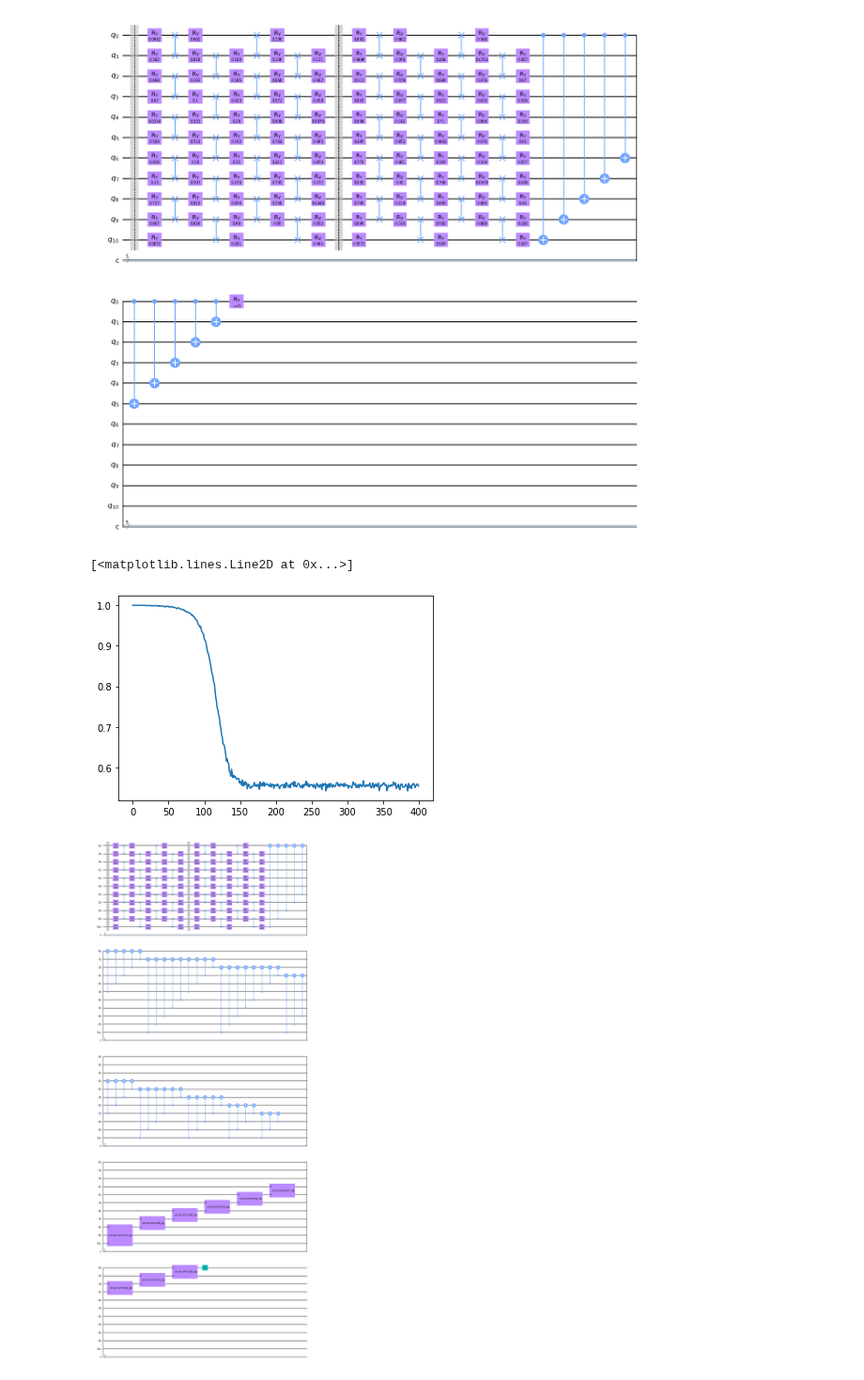
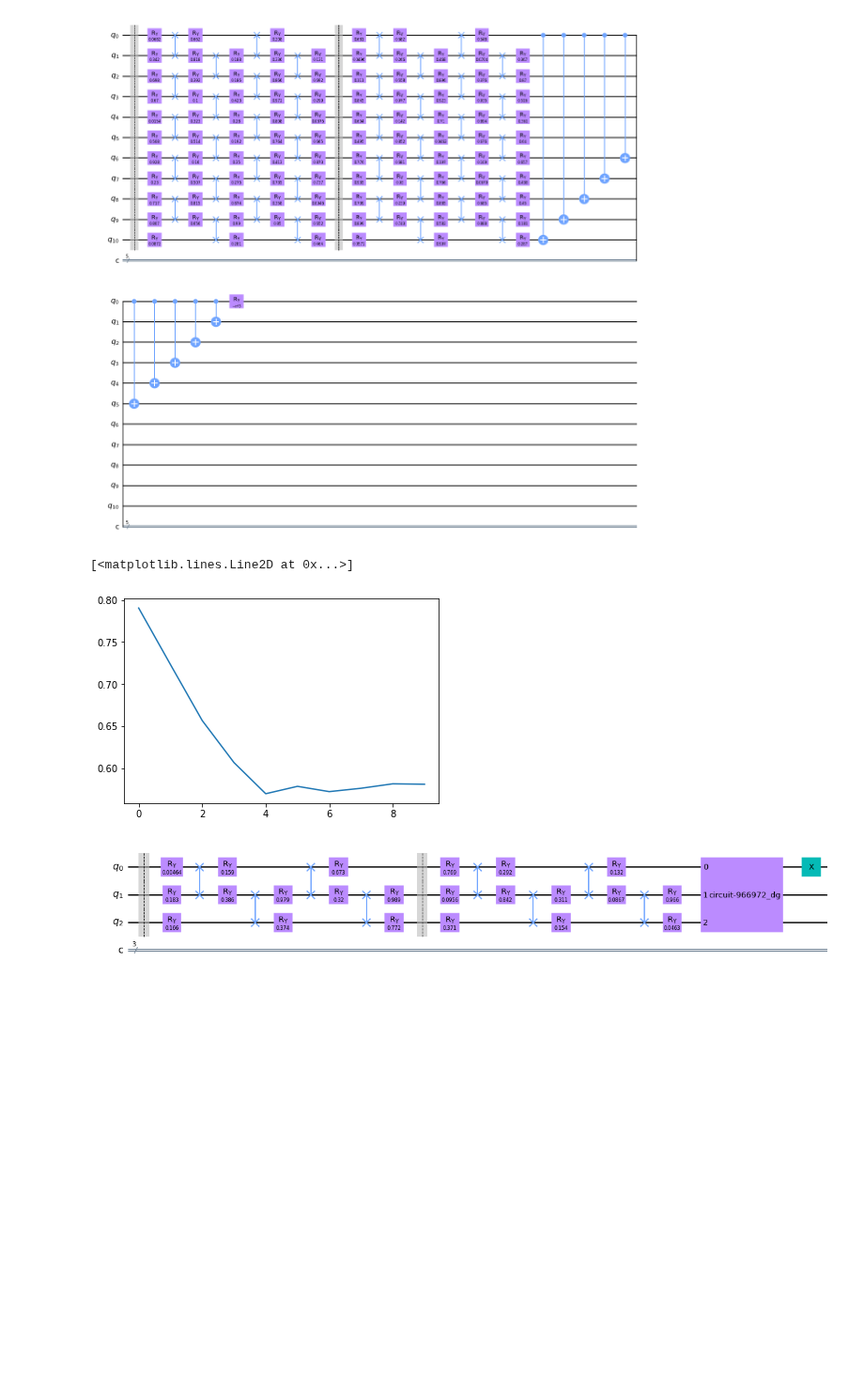
Before and after one commit to vutuanhai237/UC-VQA, a Jupyter notebook: codes/alternating_layered_ansatz/compare_init_state.ipynb, the cells around one changed output. Shown at 94% size. Drawn from its saved outputs; the diff is of its cells as text; code cells hidden in the pictures; blank space fills up the shorter version.

```diff
--- a/codes/alternating_layered_ansatz/compare_init_state.ipynb
+++ b/codes/alternating_layered_ansatz/compare_init_state.ipynb
@@ -74,43 +39,3 @@ qc = qtm.ansatz.create_GHZchecker_alternating_layered(qc, thetas, 2, theta)
 qc.draw('mpl')
 # %% [output]
 [figure]
-# %%
-thetas = thetas_origin.copy()
-qc = qiskit.QuantumCircuit(num_qubits, num_qubits)
-loss_values_w = []
-thetass_w = []
-for i in range(0, 400):
-    if i % 20 == 0:
-        print('W (' + str(num_layers) + ' layer): ', i)
-    G = qtm.fubini_study.calculate_alternative_layered_state(qc.copy(), thetas, num_layers)
-    grad_loss = qtm.base.grad_loss(
-        qc,
-        qtm.ansatz.create_Wchecker_alternating_layered,
-        thetas, num_layers = num_layers)
-    thetas = np.real(thetas - qtm.constant.learning_rate*(np.linalg.inv(G) @ grad_loss))
-    qc_copy = qtm.ansatz.create_Wchecker_alternating_layered(qc.copy(), thetas, num_layers)
-    loss = qtm.loss.loss_basis(qtm.base.measure(qc_copy, list(range(qc_copy.num_qubits))))
-    loss_values_w.append(loss)
-    thetass_w.append(thetas)
-
-traces_w, fidelities_w = [], []
-for thetas in thetass_w:
-    # Get |psi> = U_gen|000...>
-    qc = qiskit.QuantumCircuit(num_qubits, num_qubits)
-    qc = qtm.ansatz.create_alternating_layerd_state(qc, thetas, num_layers = num_layers)
-    psi = qiskit.quantum_info.Statevector.from_instruction(qc)
-    rho_psi = qiskit.quantum_info.DensityMatrix(psi)
-    # Get |psi~> = U_target|000...>
-    qc1 = qiskit.QuantumCircuit(num_qubits, num_qubits)
-    qc1 = qtm.ansatz.create_w_state(num_qubits)
-    psi_hat = qiskit.quantum_info.Statevector.from_instruction(qc1)
-    rho_psi_hat = qiskit.quantum_info.DensityMatrix(psi_hat)
-    # Calculate the metrics
-    trace, fidelity = qtm.base.get_metrics(psi, psi_hat)
-    traces_w.append(trace)
-    fidelities_w.append(fidelity)
-print('Writting ... ' + str(num_qubits))
-np.savetxt("../../experiments/alternating_layered_ansatz/" + str(num_qubits) + "/loss_values_w.csv", loss_values_w, delimiter=",")
-np.savetxt("../../experiments/alternating_layered_ansatz/" + str(num_qubits) + "/thetass_w.csv", thetass_w, delimiter=",")
-np.savetxt("../../experiments/alternating_layered_ansatz/" + str(num_qubits) + "/traces_w.csv", traces_w, delimiter=",")
-np.savetxt("../../experiments/alternating_layered_ansatz/" + str(num_qubits) + "/fidelities_w.csv", fidelities_w, delimiter=",")
@@ -117,12 +53,12 @@ np.savetxt("../../experiments/alternating_layered_ansatz/" + str(num_qubits) + "
 # %%
-plt.plot(loss_values_w)
+plt.plot(compiler.loss_values)
 # %% [output]
 [<matplotlib.lines.Line2D at 0x...>]
-[figure, old version]
+[figure, new version]
 # %%
-qc = qiskit.QuantumCircuit(11,5)
-thetas = np.random.random((11*5 - 4)*2)
+qc = qiskit.QuantumCircuit(3,3)
+thetas = np.random.random((3*5 - 4)*2)
 qc = qtm.ansatz.create_Wchecker_alternating_layered(qc, thetas, 2)
 qc.draw('mpl')
 # %% [output]
-[figure, old version]
+[figure, new version]
```
Also changed, not shown: parts of 8 cells of this notebook, 10 other files.
